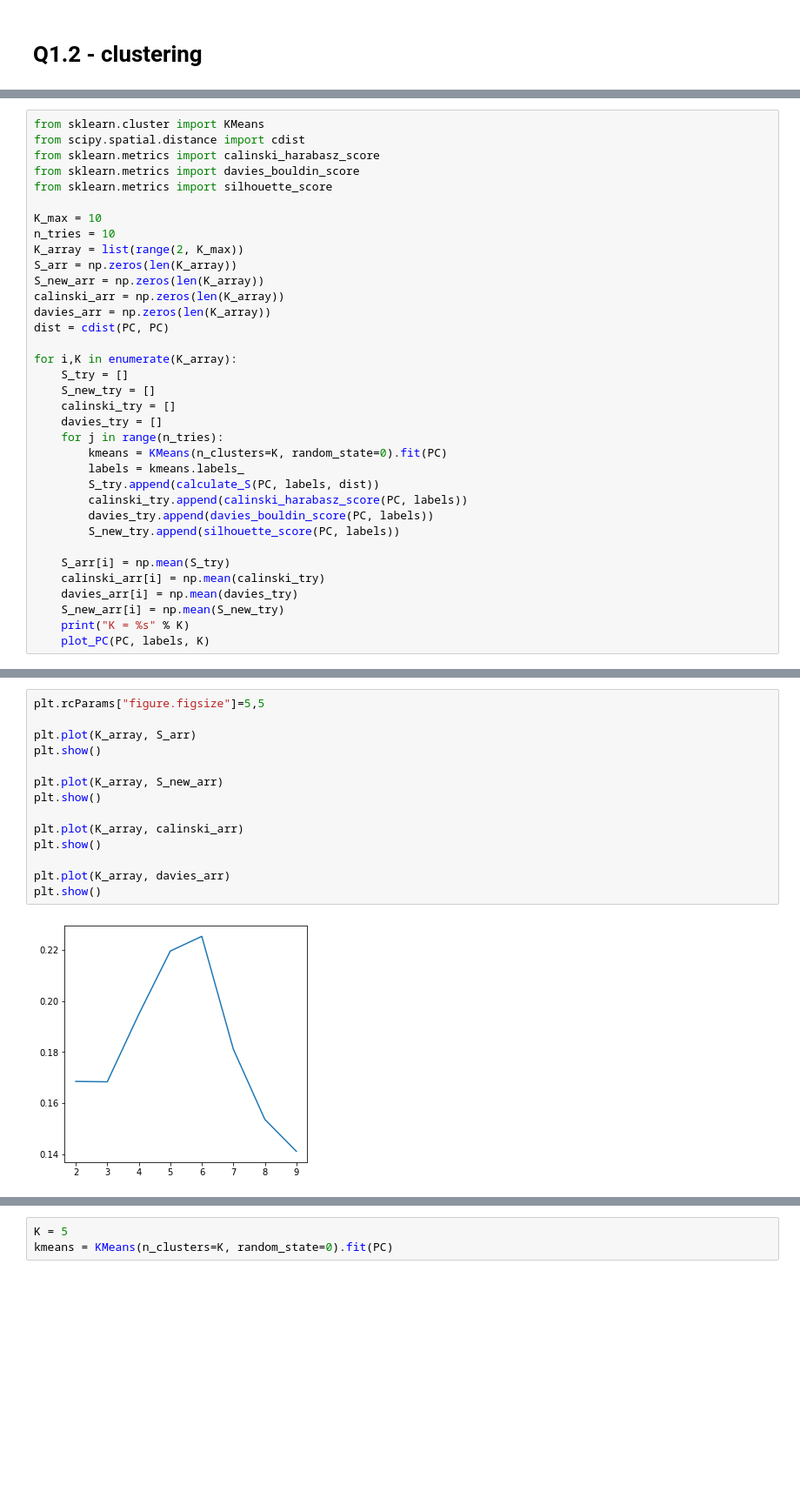
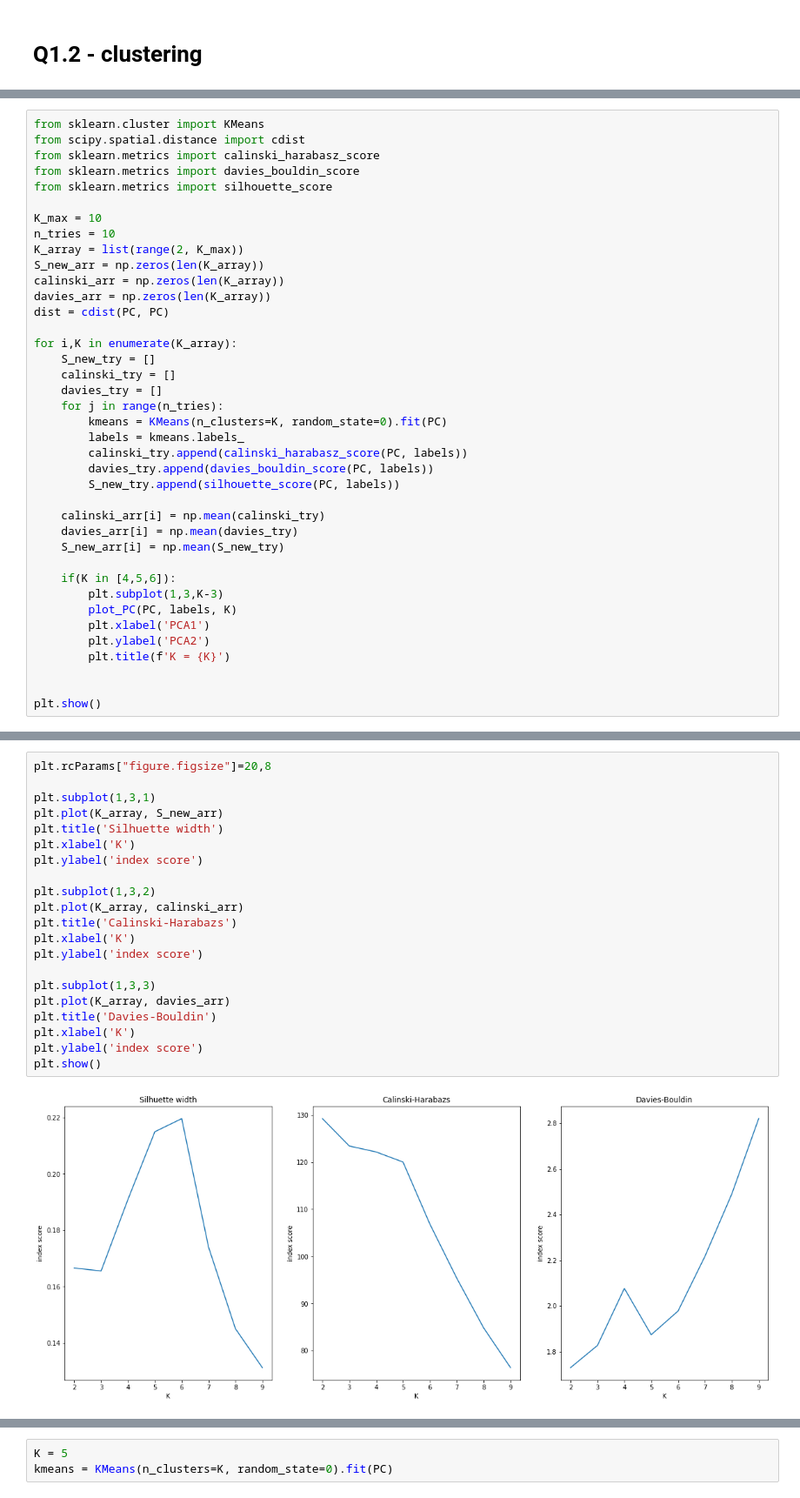
Before and after one commit to dtonderski/statistical_learning_for_big_data, a Jupyter notebook: Homework 2/P2_fred.ipynb, the cells around one changed output, grey strips where cells are left out. Shown at 87% size. Saved outputs shown, nothing was run; the diff lists cells and outputs as text; blank space fills up the shorter version.

```diff
--- a/Homework 2/P2_fred.ipynb
+++ b/Homework 2/P2_fred.ipynb
@@ -237,29 +233,33 @@ from sklearn.metrics import silhouette_score
 K_max = 10
 n_tries = 10
 K_array = list(range(2, K_max))
-S_arr = np.zeros(len(K_array))
 S_new_arr = np.zeros(len(K_array))
 calinski_arr = np.zeros(len(K_array))
 davies_arr = np.zeros(len(K_array))
 dist = cdist(PC, PC)
 
 for i,K in enumerate(K_array):
-    S_try = []
     S_new_try = []
     calinski_try = []
     davies_try = []
     for j in range(n_tries):
         kmeans = KMeans(n_clusters=K, random_state=0).fit(PC)
         labels = kmeans.labels_
-        S_try.append(calculate_S(PC, labels, dist))
         calinski_try.append(calinski_harabasz_score(PC, labels))
         davies_try.append(davies_bouldin_score(PC, labels))
         S_new_try.append(silhouette_score(PC, labels))
 
-    S_arr[i] = np.mean(S_try)
     calinski_arr[i] = np.mean(calinski_try)
     davies_arr[i] = np.mean(davies_try)
     S_new_arr[i] = np.mean(S_new_try)
-    print("K = %s" % K)
-    plot_PC(PC, labels, K)
+
+    if(K in [4,5,6]):
+        plt.subplot(1,3,K-3)
+        plot_PC(PC, labels, K)
+        plt.xlabel('PCA1')
+        plt.ylabel('PCA2')
+        plt.title(f'K = {K}')
+
+
+plt.show()
 # %% [output]
@@ -279,16 +267,23 @@ K = 7
 # %%
-plt.rcParams["figure.figsize"]=5,5
+plt.rcParams["figure.figsize"]=20,8
 
-plt.plot(K_array, S_arr)
+plt.subplot(1,3,1)
+plt.plot(K_array, S_new_arr)
+plt.title('Silhuette width')
+plt.xlabel('K')
+plt.ylabel('index score')
+
+plt.subplot(1,3,2)
+plt.plot(K_array, calinski_arr)
+plt.title('Calinski-Harabazs')
+plt.xlabel('K')
+plt.ylabel('index score')
+
+plt.subplot(1,3,3)
+plt.plot(K_array, davies_arr)
+plt.title('Davies-Bouldin')
+plt.xlabel('K')
+plt.ylabel('index score')
 plt.show()
-
-plt.plot(K_array, S_new_arr)
-plt.show()
-
-plt.plot(K_array, calinski_arr)
-plt.show()
-
-plt.plot(K_array, davies_arr)
-plt.show()
 # %% [output]
-[figure, old version]
+[figure, new version]
```
Also changed, not shown: parts of 15 cells of this notebook, 5 other files.
